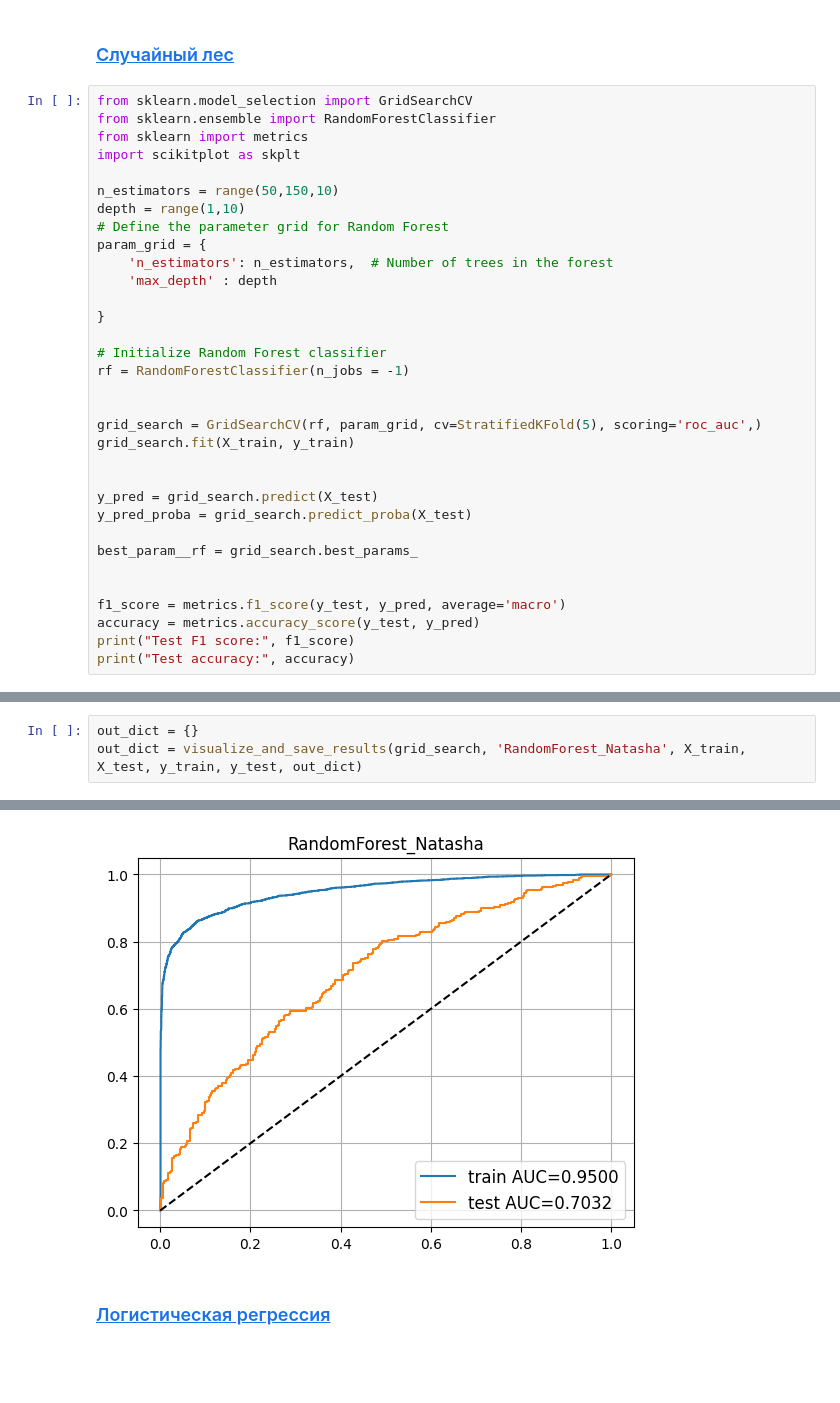
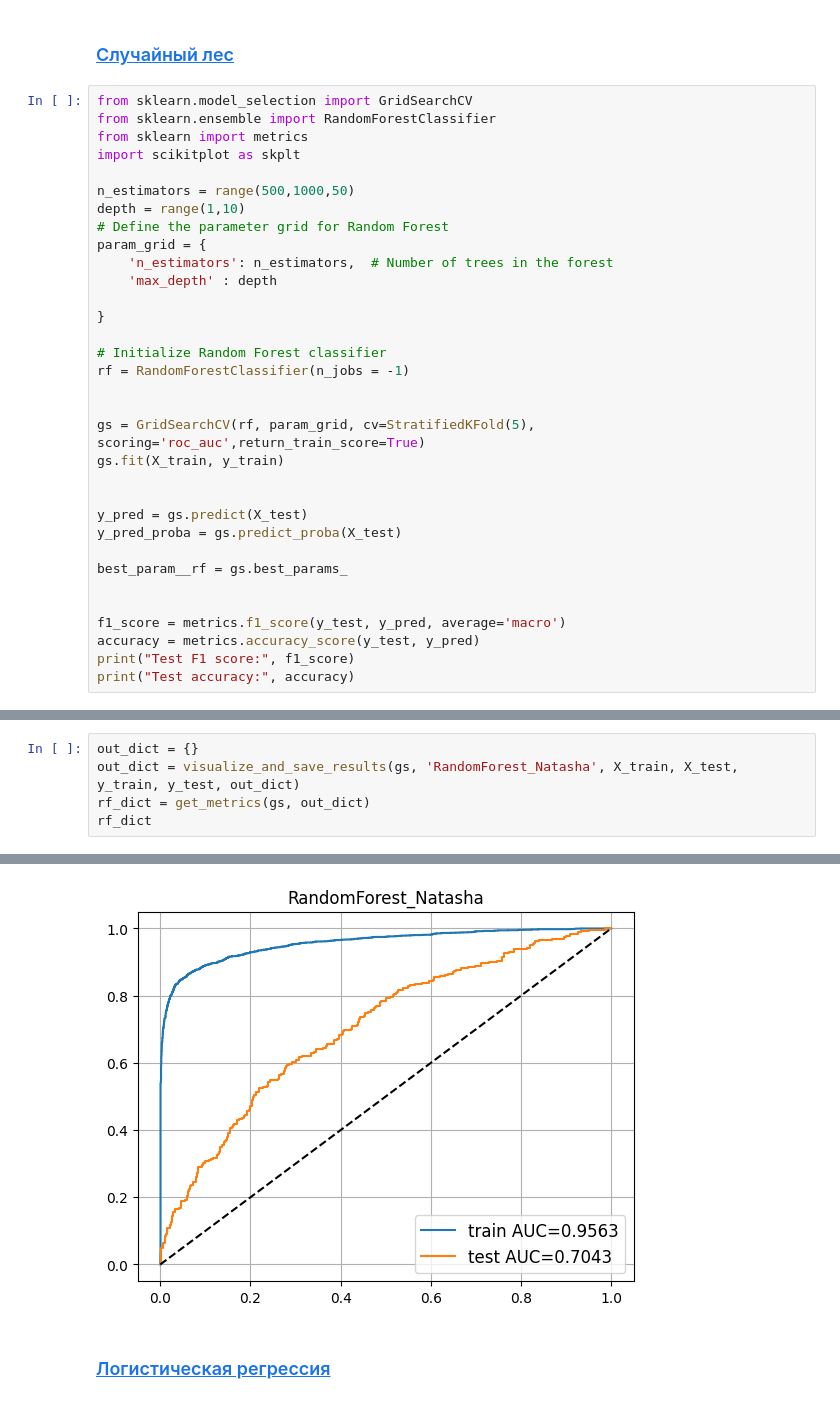
Before and after one commit to kosatchev/ClarityAnalyzer, a Jupyter notebook: research/natasha_navec.ipynb, the cells around one changed output, grey strips where cells are left out. Cells and saved outputs as stored; diff of their text form; blank space fills up the shorter version.

```diff
--- a/research/natasha_navec.ipynb
+++ b/research/natasha_navec.ipynb
@@ -218,7 +218,7 @@ from sklearn.ensemble import RandomForestClassifier
 from sklearn import metrics
 import scikitplot as skplt
 
-n_estimators = range(50,150,10)
+n_estimators = range(500,1000,50)
 depth = range(1,10)
 # Define the parameter grid for Random Forest
 param_grid = {
@@ -231,14 +231,14 @@ param_grid = {
 rf = RandomForestClassifier(n_jobs = -1)
 
 
-grid_search = GridSearchCV(rf, param_grid, cv=StratifiedKFold(5), scoring='roc_auc',)
-grid_search.fit(X_train, y_train)
+gs = GridSearchCV(rf, param_grid, cv=StratifiedKFold(5), scoring='roc_auc',return_train_score=True)
+gs.fit(X_train, y_train)
 
 
-y_pred = grid_search.predict(X_test)
-y_pred_proba = grid_search.predict_proba(X_test)
+y_pred = gs.predict(X_test)
+y_pred_proba = gs.predict_proba(X_test)
 
-best_param__rf = grid_search.best_params_
+best_param__rf = gs.best_params_
 
 
 f1_score = metrics.f1_score(y_test, y_pred, average='macro')
@@ -255,4 +255,6 @@ best_param__rf
 # %%
 out_dict = {}
-out_dict = visualize_and_save_results(grid_search, 'RandomForest_Natasha', X_train, X_test, y_train, y_test, out_dict)
+out_dict = visualize_and_save_results(gs, 'RandomForest_Natasha', X_train, X_test, y_train, y_test, out_dict)
+rf_dict = get_metrics(gs, out_dict)
+rf_dict
 # %% [output]
@@ -259,4 +266,4 @@ out_dict = visualize_and_save_results(grid_search, 'RandomForest_Natasha', X_tra
-[figure, old version]
+[figure, new version]
 # %% [markdown]
 ### <a id='toc1_2_2_'></a>[Логистическая регрессия](#toc0_)
 # %%
```
Also changed, not shown: parts of 9 cells of this notebook, 1 other file.
